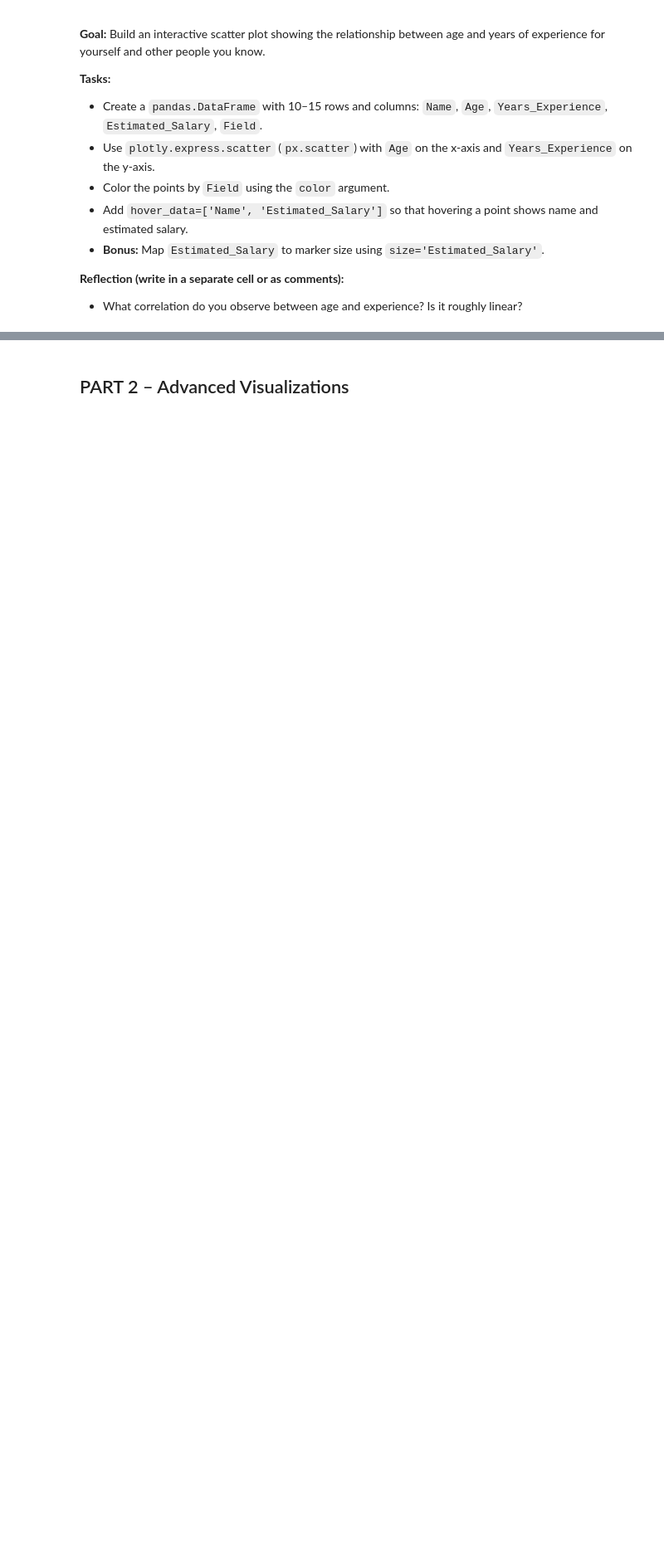
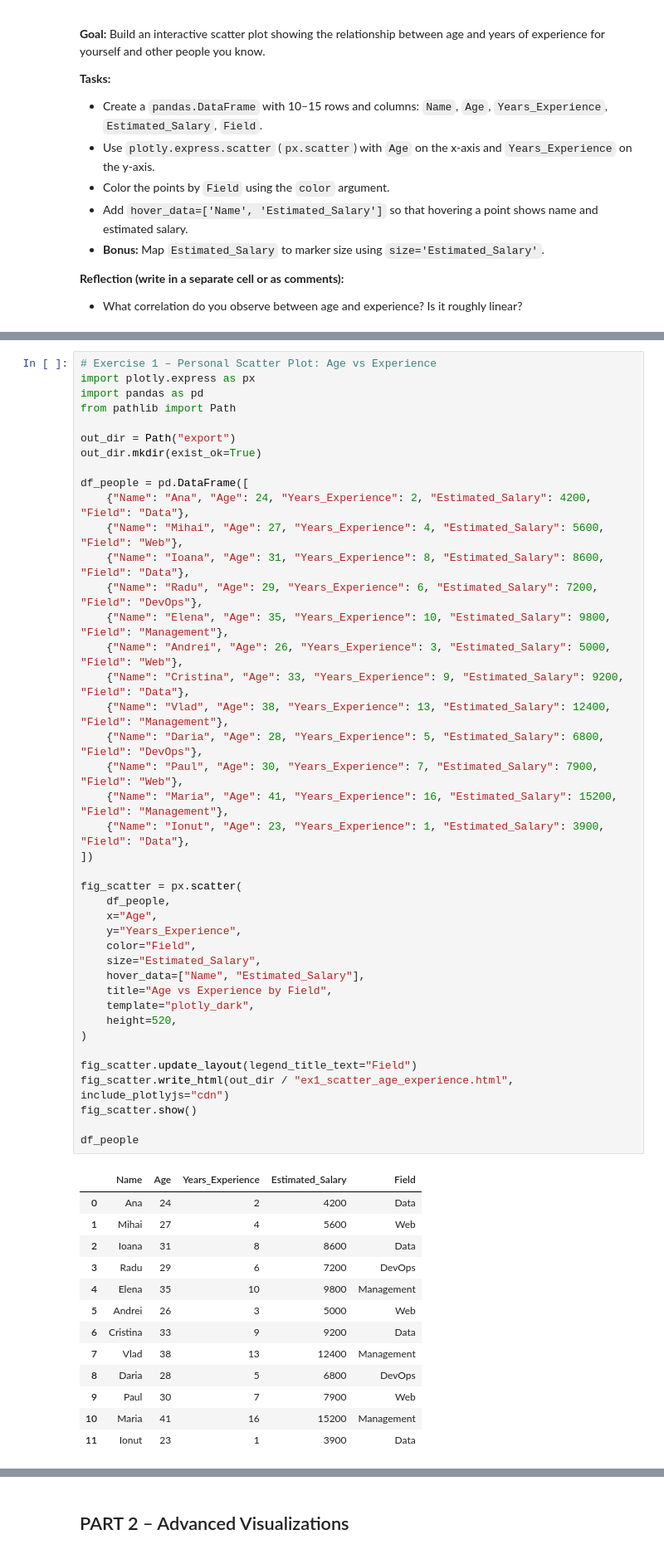
Before and after one commit to RaresKeY/SkillBrain, a Jupyter notebook: assignments/hw_adv/a_22_plotly/22_plotly.ipynb, the cells around one changed output, grey strips where cells are left out. Shown at 83% size. Drawn from its saved outputs; the diff is of its cells as text; blank space fills up the shorter version.

```diff
--- a/assignments/hw_adv/a_22_plotly/22_plotly.ipynb
+++ b/assignments/hw_adv/a_22_plotly/22_plotly.ipynb
@@ -27,3 +20,58 @@ import pandas as pd
+# %%
+# Exercise 1 – Personal Scatter Plot: Age vs Experience
+import plotly.express as px
+import pandas as pd
+from pathlib import Path
+
+out_dir = Path("export")
+out_dir.mkdir(exist_ok=True)
+
+df_people = pd.DataFrame([
+    {"Name": "Ana", "Age": 24, "Years_Experience": 2, "Estimated_Salary": 4200, "Field": "Data"},
+    {"Name": "Mihai", "Age": 27, "Years_Experience": 4, "Estimated_Salary": 5600, "Field": "Web"},
+    {"Name": "Ioana", "Age": 31, "Years_Experience": 8, "Estimated_Salary": 8600, "Field": "Data"},
+    {"Name": "Radu", "Age": 29, "Years_Experience": 6, "Estimated_Salary": 7200, "Field": "DevOps"},
+    {"Name": "Elena", "Age": 35, "Years_Experience": 10, "Estimated_Salary": 9800, "Field": "Management"},
+    {"Name": "Andrei", "Age": 26, "Years_Experience": 3, "Estimated_Salary": 5000, "Field": "Web"},
+    {"Name": "Cristina", "Age": 33, "Years_Experience": 9, "Estimated_Salary": 9200, "Field": "Data"},
+    {"Name": "Vlad", "Age": 38, "Years_Experience": 13, "Estimated_Salary": 12400, "Field": "Management"},
+    {"Name": "Daria", "Age": 28, "Years_Experience": 5, "Estimated_Salary": 6800, "Field": "DevOps"},
+    {"Name": "Paul", "Age": 30, "Years_Experience": 7, "Estimated_Salary": 7900, "Field": "Web"},
+    {"Name": "Maria", "Age": 41, "Years_Experience": 16, "Estimated_Salary": 15200, "Field": "Management"},
+    {"Name": "Ionut", "Age": 23, "Years_Experience": 1, "Estimated_Salary": 3900, "Field": "Data"},
+])
+
+fig_scatter = px.scatter(
+    df_people,
+    x="Age",
+    y="Years_Experience",
+    color="Field",
+    size="Estimated_Salary",
+    hover_data=["Name", "Estimated_Salary"],
+    title="Age vs Experience by Field",
+    template="plotly_dark",
+    height=520,
+)
+
+fig_scatter.update_layout(legend_title_text="Field")
+fig_scatter.write_html(out_dir / "ex1_scatter_age_experience.html", include_plotlyjs="cdn")
+fig_scatter.show()
+
+df_people
+# %% [output]
+|  | Name | Age | Years_Experience | Estimated_Salary | Field |
+| 0 | Ana | 24 | 2 | 4200 | Data |
+| 1 | Mihai | 27 | 4 | 5600 | Web |
+| 2 | Ioana | 31 | 8 | 8600 | Data |
+| 3 | Radu | 29 | 6 | 7200 | DevOps |
+| 4 | Elena | 35 | 10 | 9800 | Management |
+| 5 | Andrei | 26 | 3 | 5000 | Web |
+| 6 | Cristina | 33 | 9 | 9200 | Data |
+| 7 | Vlad | 38 | 13 | 12400 | Management |
+| 8 | Daria | 28 | 5 | 6800 | DevOps |
+| 9 | Paul | 30 | 7 | 7900 | Web |
+| 10 | Maria | 41 | 16 | 15200 | Management |
+| 11 | Ionut | 23 | 1 | 3900 | Data |
 # %% [markdown]
 ### 📝 Exercise 2 – 3-Chart Dashboard: Personal Budget
 
```
Also changed, not shown: parts of 15 cells of this notebook, 12 other files.
